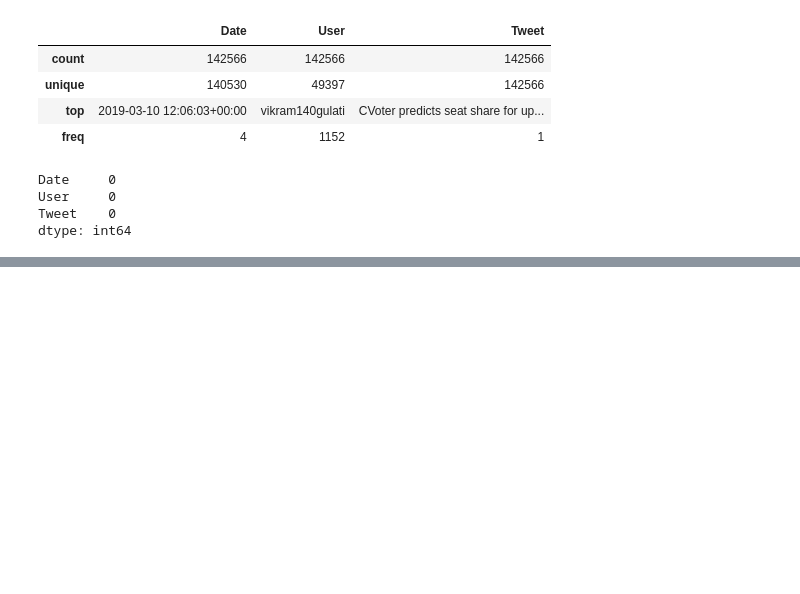
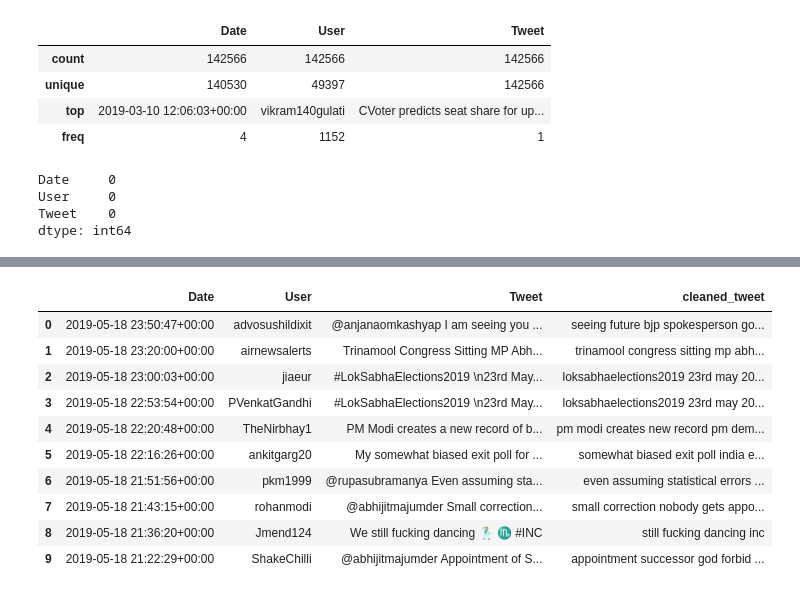
Before and after one commit to Aastha031295/twitter-sentiment-analysis, a Jupyter notebook: data_understanding.ipynb, the cells around one changed output, grey strips where cells are left out. Cells and saved outputs as stored; diff of their text form; code cells hidden in the pictures; blank space fills up the shorter version.

```diff
--- a/data_understanding.ipynb
+++ b/data_understanding.ipynb
@@ -64,0 +74,14 @@ LookupError:
+# %%
+election_df.head(10)
+# %% [output]
+|  | Date | User | Tweet | cleaned_tweet |
+| 0 | 2019-05-18 23:50:47+00:00 | advosushildixit | @anjanaomkashyap I am seeing you ... | seeing future bjp spokesperson go... |
+| 1 | 2019-05-18 23:20:00+00:00 | airnewsalerts | Trinamool Congress Sitting MP Abh... | trinamool congress sitting mp abh... |
+| 2 | 2019-05-18 23:00:03+00:00 | jiaeur | #LokSabhaElections2019 \n23rd May... | loksabhaelections2019 23rd may 20... |
+| 3 | 2019-05-18 22:53:54+00:00 | PVenkatGandhi | #LokSabhaElections2019 \n23rd May... | loksabhaelections2019 23rd may 20... |
+| 4 | 2019-05-18 22:20:48+00:00 | TheNirbhay1 | PM Modi creates a new record of b... | pm modi creates new record pm dem... |
+| 5 | 2019-05-18 22:16:26+00:00 | ankitgarg20 | My somewhat biased exit poll for ... | somewhat biased exit poll india e... |
+| 6 | 2019-05-18 21:51:56+00:00 | pkm1999 | @rupasubramanya Even assuming sta... | even assuming statistical errors ... |
+| 7 | 2019-05-18 21:43:15+00:00 | rohanmodi | @abhijitmajumder Small correction... | small correction nobody gets appo... |
+| 8 | 2019-05-18 21:36:20+00:00 | Jmend124 | We still fucking dancing 🕺🏼 ♏️ #INC | still fucking dancing inc |
+| 9 | 2019-05-18 21:22:29+00:00 | ShakeChilli | @abhijitmajumder Appointment of S... | appointment successor god forbid ... |
```
Also changed, not shown: parts of 10 cells of this notebook.
